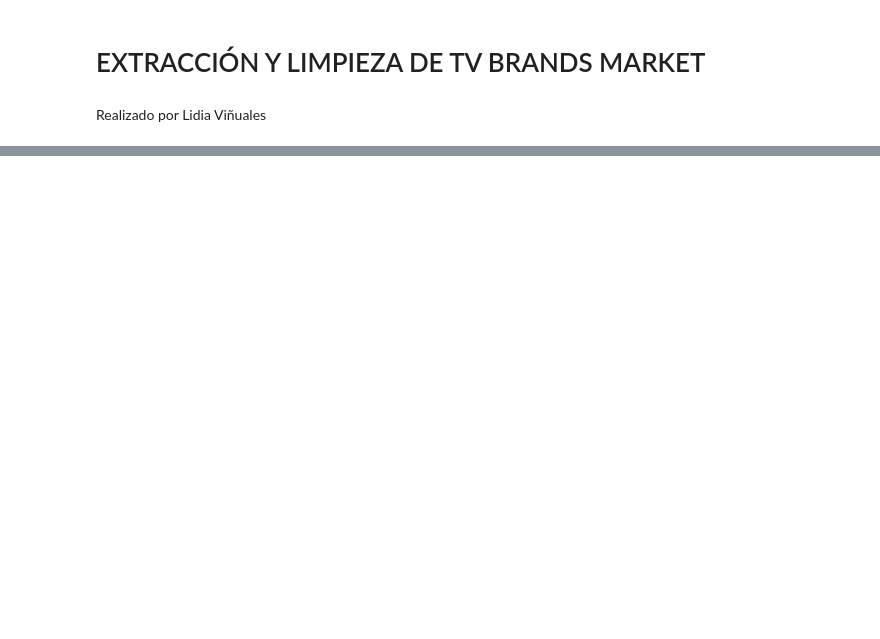
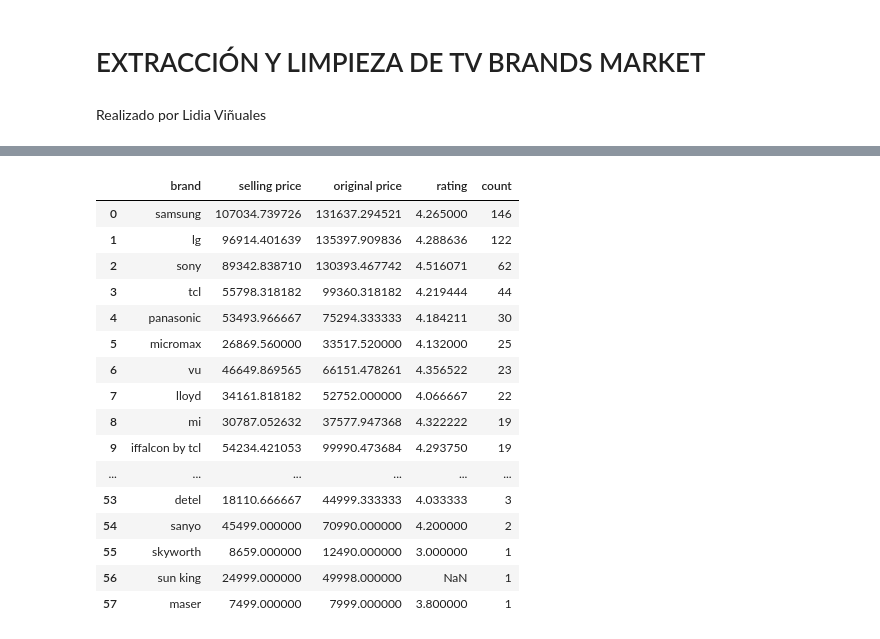
Before and after one commit to Lidiavf1912/etl-project, a Jupyter notebook: python/csv tv brands market.ipynb, the cells around one changed output, grey strips where cells are left out. Cells and saved outputs as stored; diff of their text form; code cells hidden in the pictures; blank space fills up the shorter version.

```diff
--- a/python/csv tv brands market.ipynb
+++ b/python/csv tv brands market.ipynb
@@ -32,0 +146,22 @@ Index(['brand', 'resolution', 'size ', 'selling price', 'original price',
+# %%
+grouped_tv = grouped_tv.sort_values(by='count', ascending=False)
+grouped_tv = grouped_tv.reset_index(drop=True)
+grouped_tv
+# %% [output]
+|  | brand | selling price | original price | rating | count |
+| 0 | samsung | 107034.739726 | 131637.294521 | 4.265000 | 146 |
+| 1 | lg | 96914.401639 | 135397.909836 | 4.288636 | 122 |
+| 2 | sony | 89342.838710 | 130393.467742 | 4.516071 | 62 |
+| 3 | tcl | 55798.318182 | 99360.318182 | 4.219444 | 44 |
+| 4 | panasonic | 53493.966667 | 75294.333333 | 4.184211 | 30 |
+| 5 | micromax | 26869.560000 | 33517.520000 | 4.132000 | 25 |
+| 6 | vu | 46649.869565 | 66151.478261 | 4.356522 | 23 |
+| 7 | lloyd | 34161.818182 | 52752.000000 | 4.066667 | 22 |
+| 8 | mi | 30787.052632 | 37577.947368 | 4.322222 | 19 |
+| 9 | iffalcon by tcl | 54234.421053 | 99990.473684 | 4.293750 | 19 |
+| ... | ... | ... | ... | ... | ... |
+| 53 | detel | 18110.666667 | 44999.333333 | 4.033333 | 3 |
+| 54 | sanyo | 45499.000000 | 70990.000000 | 4.200000 | 2 |
+| 55 | skyworth | 8659.000000 | 12490.000000 | 3.000000 | 1 |
+| 56 | sun king | 24999.000000 | 49998.000000 | NaN | 1 |
+| 57 | maser | 7499.000000 | 7999.000000 | 3.800000 | 1 |
```
Also changed, not shown: parts of 23 cells of this notebook.
